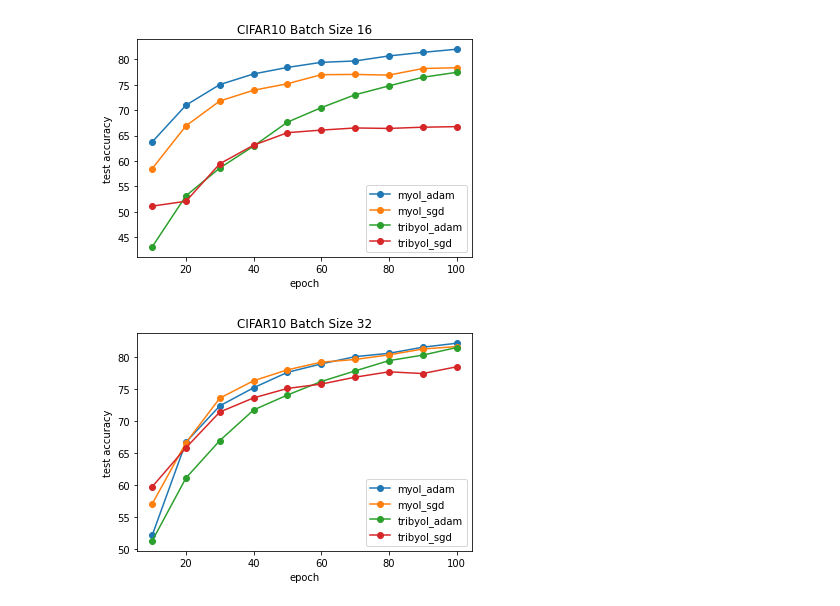
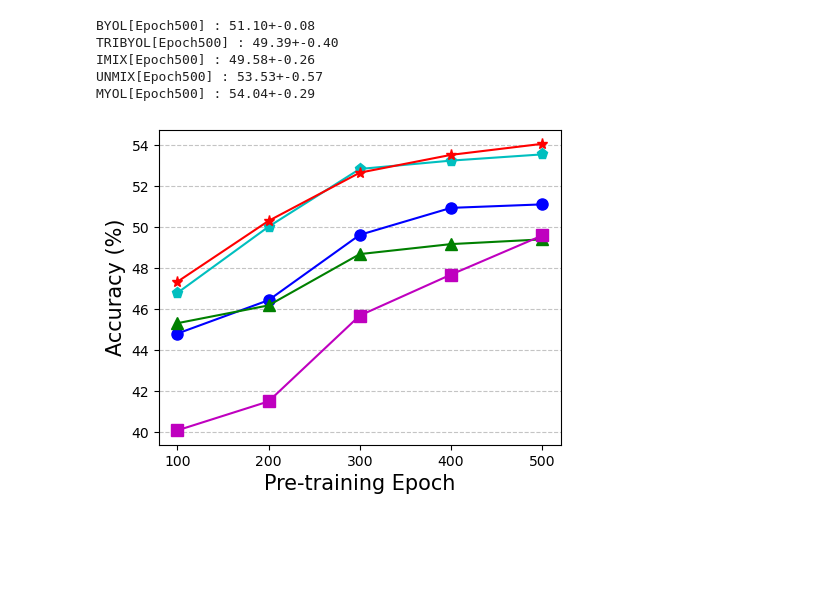
Before and after one commit to cneyang/MYOL-MixupYourOwnLatent, a Jupyter notebook: learning_curve.ipynb, the cells around one changed output. Saved outputs shown, nothing was run; the diff lists cells and outputs as text; code cells hidden in the pictures; blank space fills up the shorter version.

```diff
--- a/learning_curve.ipynb
+++ b/learning_curve.ipynb
@@ -10,19 +6,39 @@ epochs = list(range(10, 110, 10))
-# %%
-for batch in batches:
-    for algo in algos:
-        for optim in optims:
-            result = []
-            for epoch in epochs:
-                alpha = '_alpha1.0' if algo == 'myol' else ''
-                file_name = f'linear_{algo}_{optim}{alpha}_statistics_{epoch}.csv'
-                df = pd.read_csv(f'{dataset}/results_{algo}_batch{batch}/{file_name}')
-                result.append(df['test_acc@1'].max())
-            plt.plot(epochs, result, 'o-', label=f'{algo}_{optim}')
-    plt.xlabel('epoch')
-    plt.ylabel('test accuracy')
-    plt.title(f'{dataset.upper()} Batch Size {batch}')
-    plt.legend()
-    plt.show()
-# %% [output]
-[figure, removed]
-[figure, removed]
+# %%
+dataset = 'tinyimagenet'
+algos = ['byol', 'tribyol', 'imix', 'unmix', 'myol']
+algos2name = {'byol': 'BYOL', 'tribyol': 'TriBYOL', 'unmix': 'Un-Mix', 'imix': 'i-Mix', 'myol': 'MYOL'}
+epochs = list(range(100, 600, 100))
+# %%
+fig, ax = plt.subplots(figsize=(5,4))
+plt.tight_layout(pad=2.0)
+colors = ['b', 'g', 'm', 'c', 'r']
+markers = ['o', '^', 's', 'p', '*']
+for i, algo in enumerate(algos):
+    result = []
+    stds = []
+    for epoch in epochs:
+        tmp = []
+        for seed in range(3):
+            file_name = f'linear_{algo}_sgd0.05_cosFalse_2048_{seed}_statistics_{epoch}.csv'
+            df = pd.read_csv(f'main_result/{dataset}/results_{algo}_batch256/{file_name}')
+            tmp.append(df['test_acc@1'].values[-1])
+        result.append(np.mean(tmp))
+        stds.append(np.std(tmp))
+    ax.plot(epochs[:len(result)], result, f'{markers[i]}-', color=colors[i], markersize=8, label=f'{algos2name[algo]}')
+    ax.set_xticks(epochs[:len(result)])
+    print(f'{algo.upper()}[Epoch{100*len(result)}] : {result[-1]:.2f}+-{stds[-1]:.2f}')
+plt.grid(axis='y', alpha=0.75, linestyle='--')
+plt.xlabel('Pre-training Epoch', fontsize=15)
+plt.ylabel('Accuracy (%)', fontsize=15)
+# plt.title(f'{dataset.upper()}')
+# plt.legend(fontsize=15)
+plt.savefig(f'curve.pdf', format='pdf', dpi=1200)
+# plt.savefig(f'{dataset}_curve.pdf', format='pdf', dpi=1200)
+plt.show()
+# %% [output]
+BYOL[Epoch500] : 51.10+-0.08
+TRIBYOL[Epoch500] : 49.39+-0.40
+IMIX[Epoch500] : 49.58+-0.26
+UNMIX[Epoch500] : 53.53+-0.57
+MYOL[Epoch500] : 54.04+-0.29
+[figure, added]
```
Also changed, not shown: parts of 8 cells of this notebook, 9 other files.
